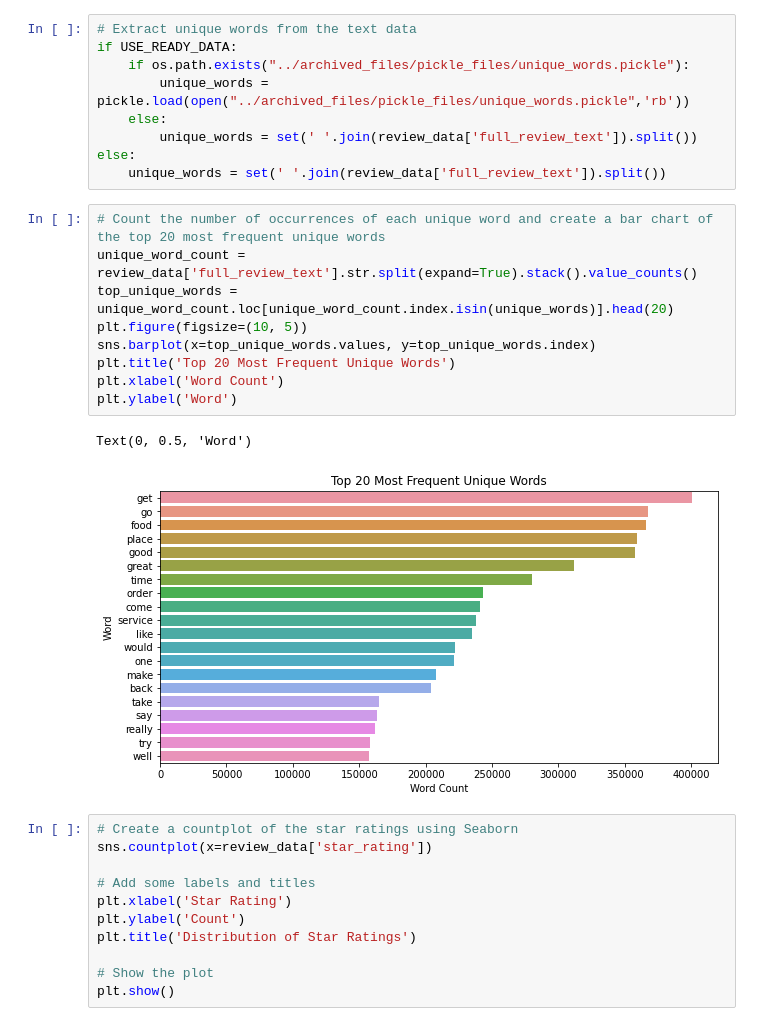
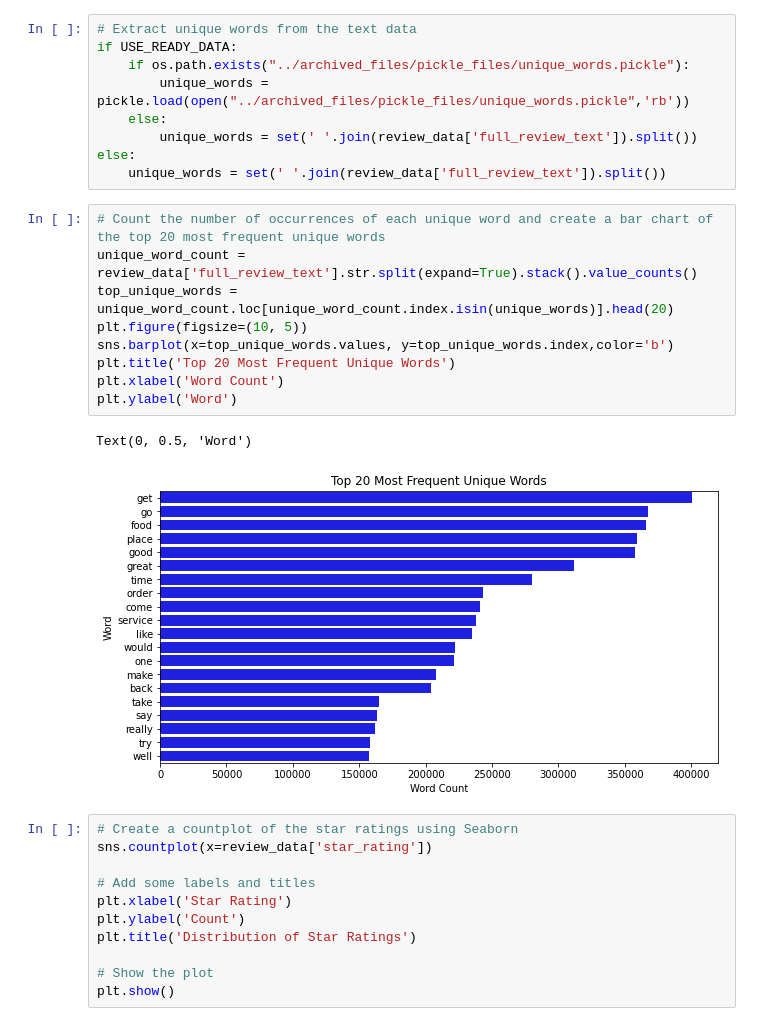
Before and after one commit to Popusa/sentiment-analysis-yelp, a Jupyter notebook: larger_dataset_code/sa_larger_dataset.ipynb, the cells around one changed output. Saved outputs shown, nothing was run; the diff lists cells and outputs as text.

```diff
--- a/larger_dataset_code/sa_larger_dataset.ipynb
+++ b/larger_dataset_code/sa_larger_dataset.ipynb
@@ -142,15 +142,15 @@ else:
 # %%
 # Count the number of occurrences of each unique word and create a bar chart of the top 20 most frequent unique words
 unique_word_count = review_data['full_review_text'].str.split(expand=True).stack().value_counts()
 top_unique_words = unique_word_count.loc[unique_word_count.index.isin(unique_words)].head(20)
 plt.figure(figsize=(10, 5))
-sns.barplot(x=top_unique_words.values, y=top_unique_words.index)
+sns.barplot(x=top_unique_words.values, y=top_unique_words.index,color='b')
 plt.title('Top 20 Most Frequent Unique Words')
 plt.xlabel('Word Count')
 plt.ylabel('Word')
 # %% [output]
 Text(0, 0.5, 'Word')
-[figure, old version]
+[figure, new version]
 # %%
 # Create a countplot of the star ratings using Seaborn
 sns.countplot(x=review_data['star_rating'])
```
Also changed, not shown: parts of 15 cells of this notebook, 11 other files.
